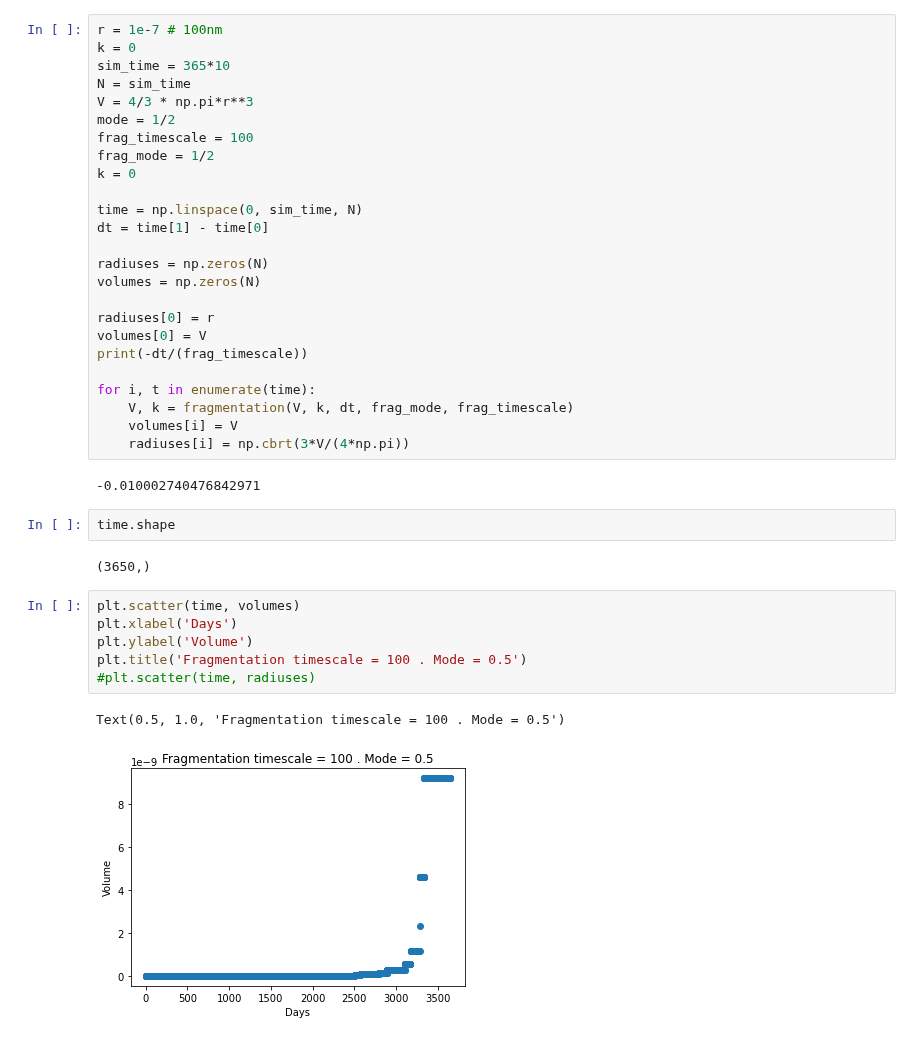
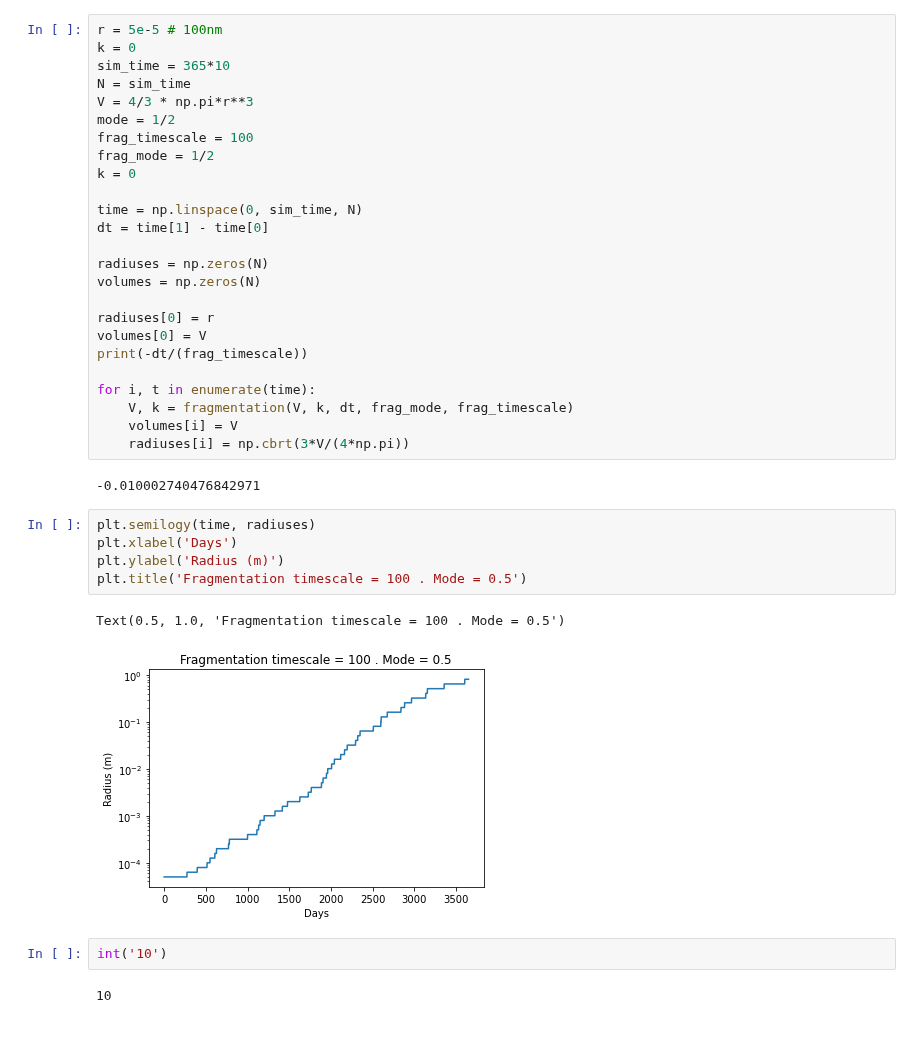
Before and after one commit to OceanParcels/Backtracking_Abyssal_Nanoplastics, a Jupyter notebook: notebooks/Reverse-fragmentation.ipynb, the cells around one changed output. Cells and saved outputs as stored; diff of their text form.

Commit message:
fragmentation and diffusion corrections

```diff
--- a/notebooks/Reverse-fragmentation.ipynb
+++ b/notebooks/Reverse-fragmentation.ipynb
@@ -38,7 +38,7 @@ def fragmentation(V, k, dt, fragmentation_mode, fragmentation_timescale):
 
     return V, k
 # %%
-r = 1e-7 # 100nm
+r = 5e-5 # 100nm
 k = 0
 sim_time = 365*10
 N = sim_time
@@ -64,16 +64,15 @@ for i, t in enumerate(time):
     radiuses[i] = np.cbrt(3*V/(4*np.pi))
 # %% [output]
 -0.010002740476842971
-# %%
-time.shape
-# %% [output]
-(3650,)
-# %%
-plt.scatter(time, volumes)
-plt.xlabel('Days')
-plt.ylabel('Volume')
-plt.title('Fragmentation timescale = 100 . Mode = 0.5')
-#plt.scatter(time, radiuses)
-# %% [output]
-Text(0.5, 1.0, 'Fragmentation timescale = 100 . Mode = 0.5')
-[figure, removed]
+# %%
+plt.semilogy(time, radiuses)
+plt.xlabel('Days')
+plt.ylabel('Radius (m)')
+plt.title('Fragmentation timescale = 100 . Mode = 0.5')
+# %% [output]
+Text(0.5, 1.0, 'Fragmentation timescale = 100 . Mode = 0.5')
+[figure, added]
+# %%
+int('10')
+# %% [output]
+10
```
Also changed, not shown: 5 other files.
